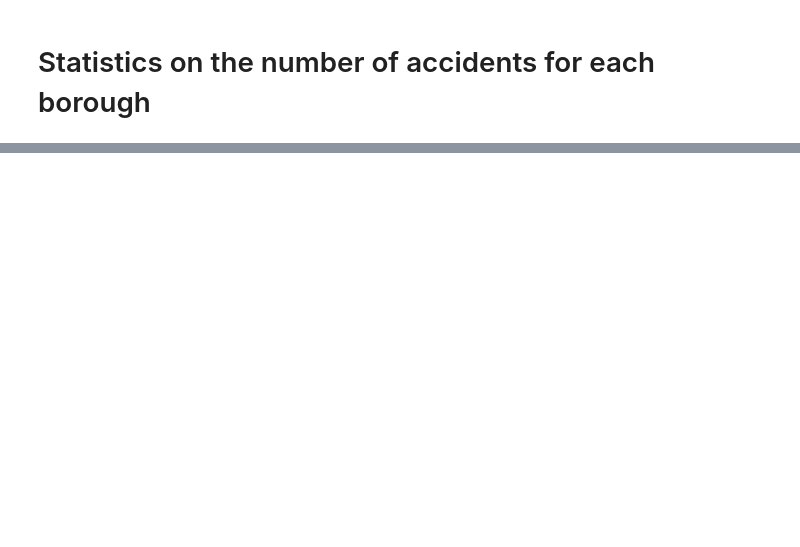
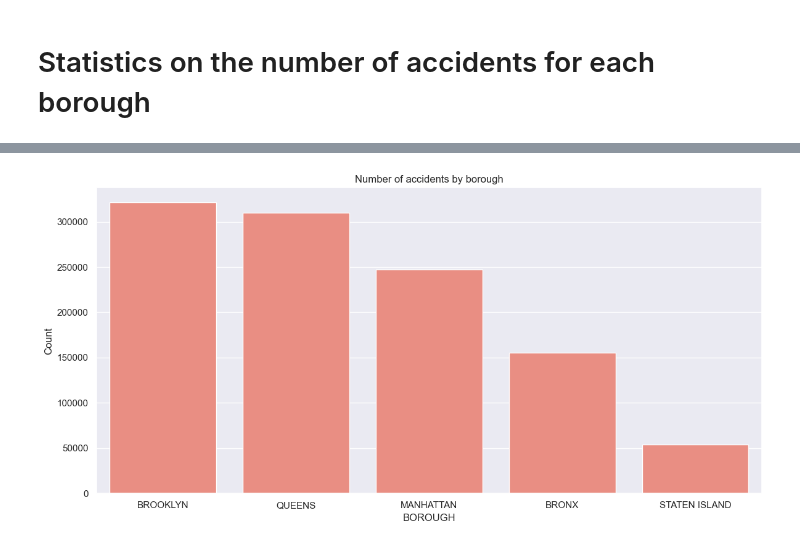
Before and after one commit to IgorGarlej/nyc-traffic-accident-analysis, a Jupyter notebook: notebooks/02.Analysis.ipynb, the cells around one changed output, grey strips where cells are left out. Cells and saved outputs as stored; diff of their text form; code cells hidden in the pictures; blank space fills up the shorter version.

```diff
--- a/notebooks/02.Analysis.ipynb
+++ b/notebooks/02.Analysis.ipynb
@@ -249,0 +310,6 @@ plt.show()
+# %%
+columns_statisctics = ["BOROUGH", "ACCIDENT TIME", "COLLISION_ID"]
+# %%
+df_number = df_number[columns_statisctics]
+# %%
+df_number = df_number[~df_number["BOROUGH"].isin(["UNKNOWN"])]
@@ -249,0 +329,2 @@ plt.show()
+# %%
+summary_statistics = df_number.groupby(["BOROUGH"]).size().reset_index(name="COUNT").sort_values(by=["COUNT"], ascending=False)
@@ -249,0 +340,11 @@ plt.show()
+# %%
+fig, ax = plt.subplots(figsize=(12, 6))
+
+sns.barplot(data = summary_statistics, x = "BOROUGH", y = "COUNT", color = "salmon")
+ax.set_title("Number of accidents by borough")
+ax.set_xlabel("BOROUGH")
+ax.set_ylabel("Count")
+plt.tight_layout()
+plt.show()
+# %% [output]
+[figure, added]
```
Also changed, not shown: parts of 19 cells of this notebook.
